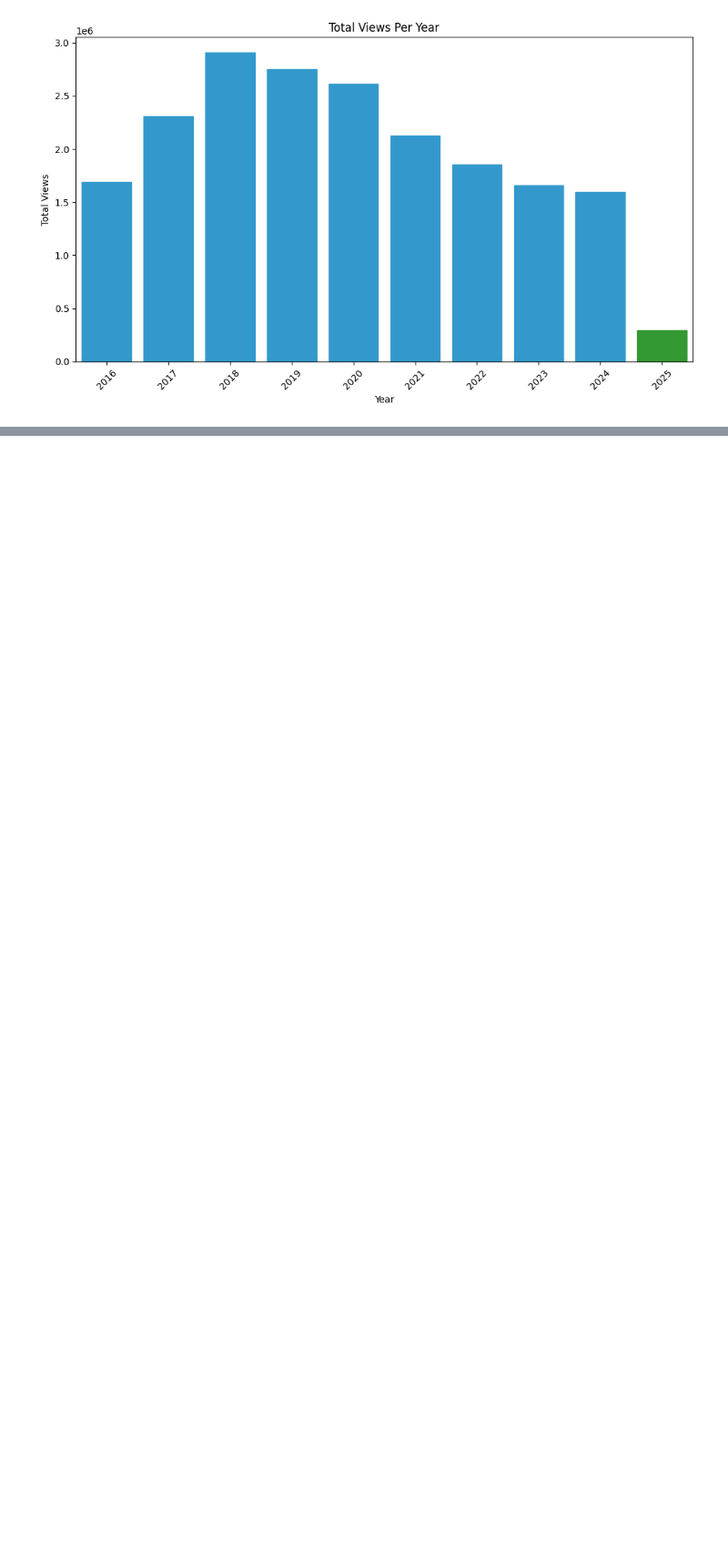
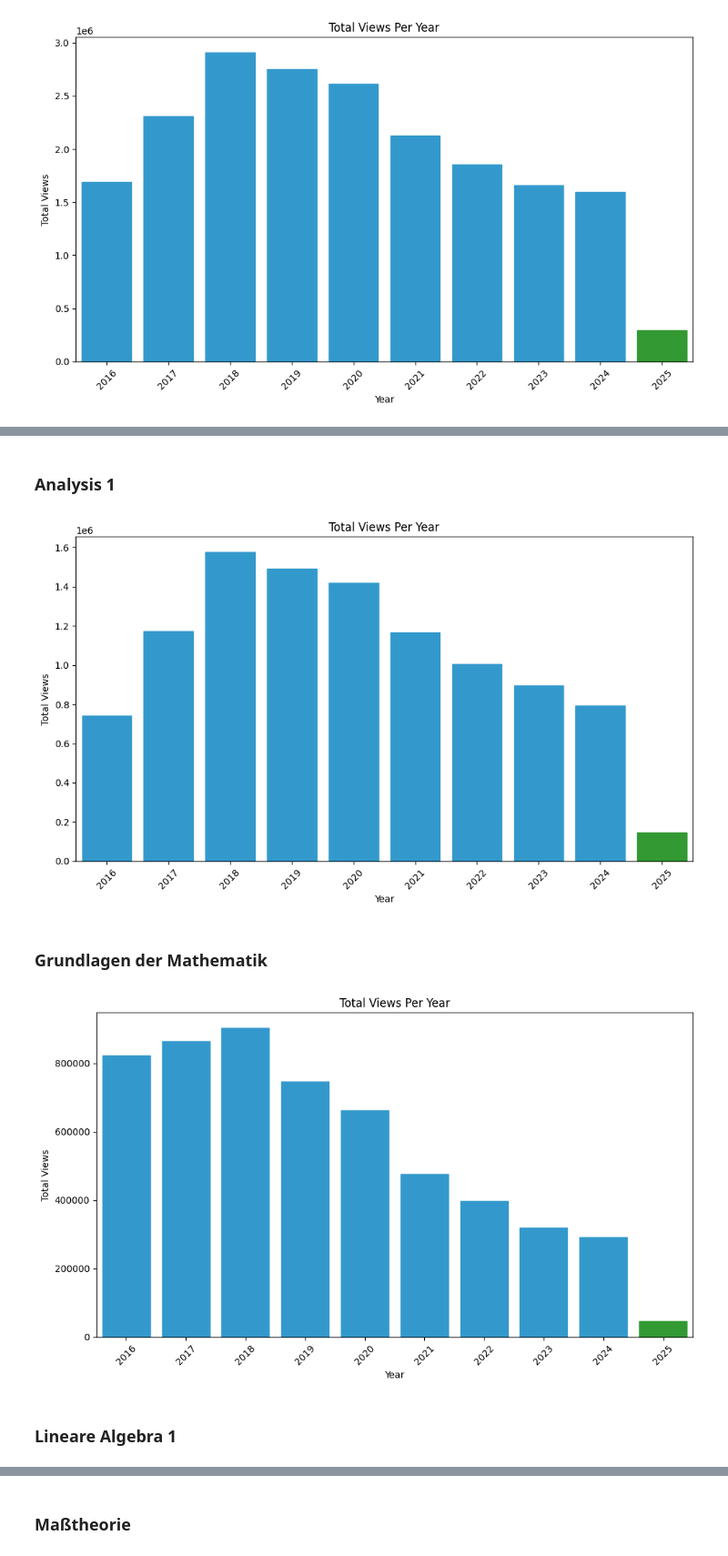
Before and after one commit to kulla/analytics-mfnf, a Jupyter notebook: notebooks/statistics/general.ipynb, the cells around one changed output, grey strips where cells are left out. Shown at 91% size. Cells and saved outputs as stored; diff of their text form; code cells hidden in the pictures; blank space fills up the shorter version.

Commit message:
feat(general): Add total views per year per book

```diff
--- a/notebooks/statistics/general.ipynb
+++ b/notebooks/statistics/general.ipynb
@@ -77,0 +83,13 @@ show_total_views_per_year(df.copy())
+# %%
+from mfnf import books
+
+for book in books:
+    md(f"### {book}")
+
+    show_total_views_per_year(df[df["book_name"] == book].copy())
+# %% [output]
+### Analysis 1
+[figure, added]
+### Grundlagen der Mathematik
+[figure, added]
+### Lineare Algebra 1
@@ -77,0 +97 @@ show_total_views_per_year(df.copy())
+### Maßtheorie
```
Also changed, not shown: parts of 5 cells of this notebook.
